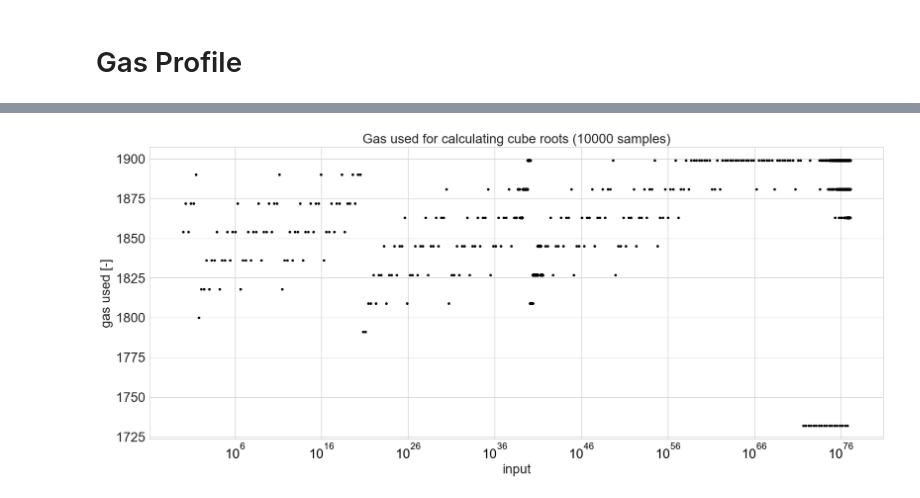
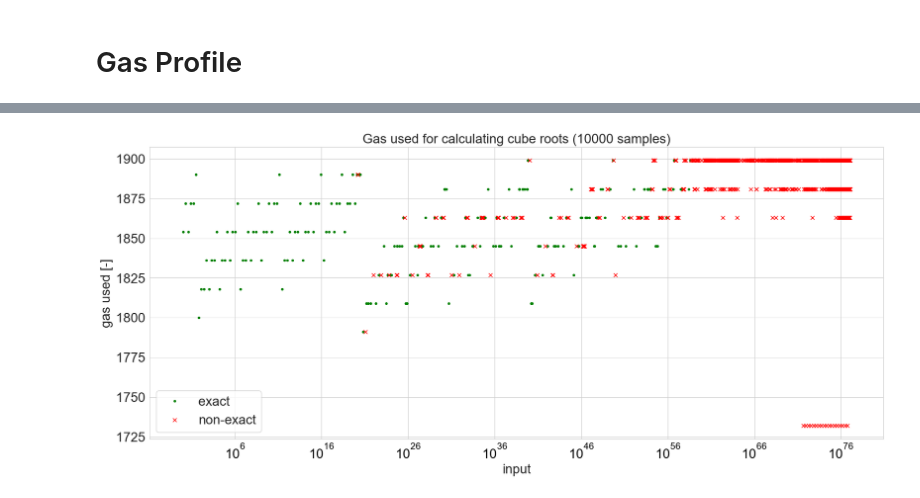
Before and after one commit to curvefi/tricrypto-ng, a Jupyter notebook: scripts/notebooks/cbrt_analysis.ipynb, the cells around one changed output, grey strips where cells are left out. Drawn from its saved outputs; the diff is of its cells as text; code cells hidden in the pictures.

```diff
--- a/scripts/notebooks/cbrt_analysis.ipynb
+++ b/scripts/notebooks/cbrt_analysis.ipynb
@@ -151,19 +88,27 @@ gas_data
 # %%
 fig, ax = plt.subplots(1,1, figsize=(20, 8))
 
 ax.plot(
-    gas_data.input,
-    gas_data.gasused,
+    data[data.diff_ideal_impl == 0].input,
+    data[data.diff_ideal_impl == 0].gasused,
     '.',
-    color="black",
+    color="green",
+    label="exact"
 )
-
+ax.plot(
+    data[data.diff_ideal_impl != 0].input,
+    data[data.diff_ideal_impl != 0].gasused,
+    'x',
+    color="red",
+    label="non-exact"
+)
 
 ax.set_xlabel("input", fontsize=20)
 ax.set_ylabel("gas used [-]", fontsize=20)
 ax.tick_params(axis='both', which='major', labelsize=20)
 ax.tick_params(axis='x', which='major', colors='black');
 ax.set_xscale("log")
-ax.set_title(f"Gas used for calculating cube roots ({gas_data.shape[0]} samples)", fontsize=20);
+ax.legend(fontsize=20)
+ax.set_title(f"Gas used for calculating cube roots ({data.shape[0]} samples)", fontsize=20);
 # %% [output]
-[figure, old version]
+[figure, new version]
```
Also changed, not shown: parts of 6 cells of this notebook, 3 other files.
